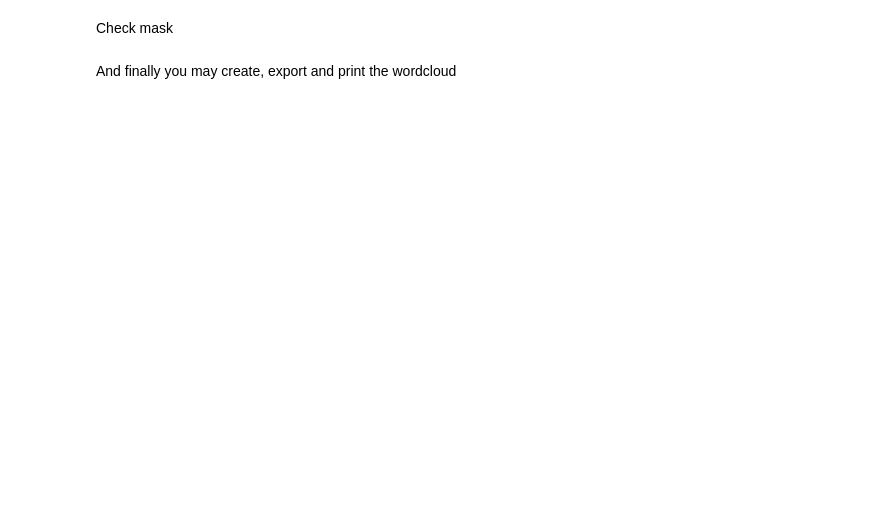
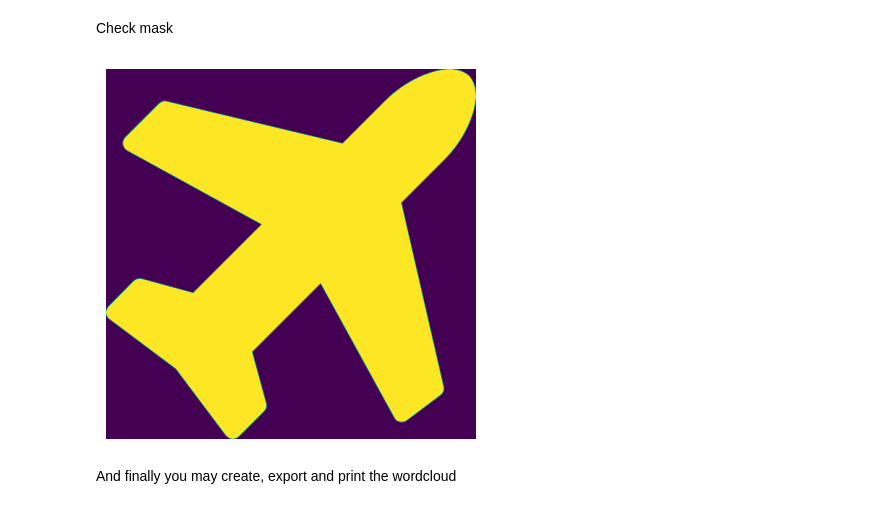
Before and after one commit to jfilipa1/greends-avcd, a Jupyter notebook: people/psegurado/avcd-exerc1-wordcloud.ipynb, the cells around one changed output. Cells and saved outputs as stored; diff of their text form; code cells hidden in the pictures; blank space fills up the shorter version.

```diff
--- a/people/psegurado/avcd-exerc1-wordcloud.ipynb
+++ b/people/psegurado/avcd-exerc1-wordcloud.ipynb
@@ -185,11 +207,13 @@ turtle_mask
 # %% [markdown]
 Check mask
 # %%
-turtle_mask = np.array(Image.open("turtle.png"))
+turtle_mask = np.array(Image.open("C:\\Users\\Utilizador\\OneDrive\\Ambiente de Trabalho\\GreenDS\\AVCAD\\plane.png"))
 #turtle_mask[230:250, 240:250]
 plt.imshow(turtle_mask)
 plt.axis("off")
 plt.show()
+# %% [output]
+[figure, added]
 # %% [markdown]
 And finally you may create, export and print the wordcloud
 # %%
```
Also changed, not shown: parts of 6 cells of this notebook.
